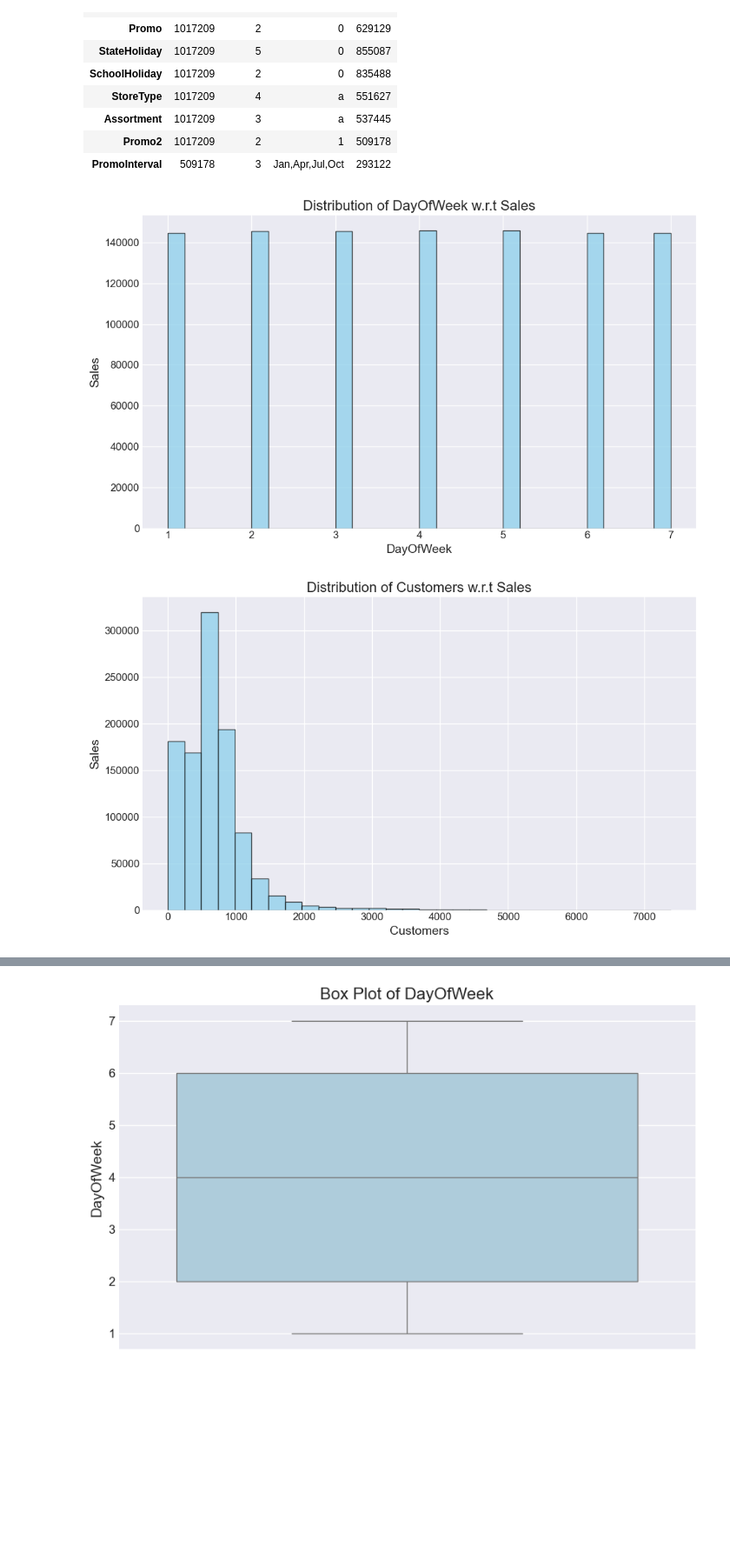
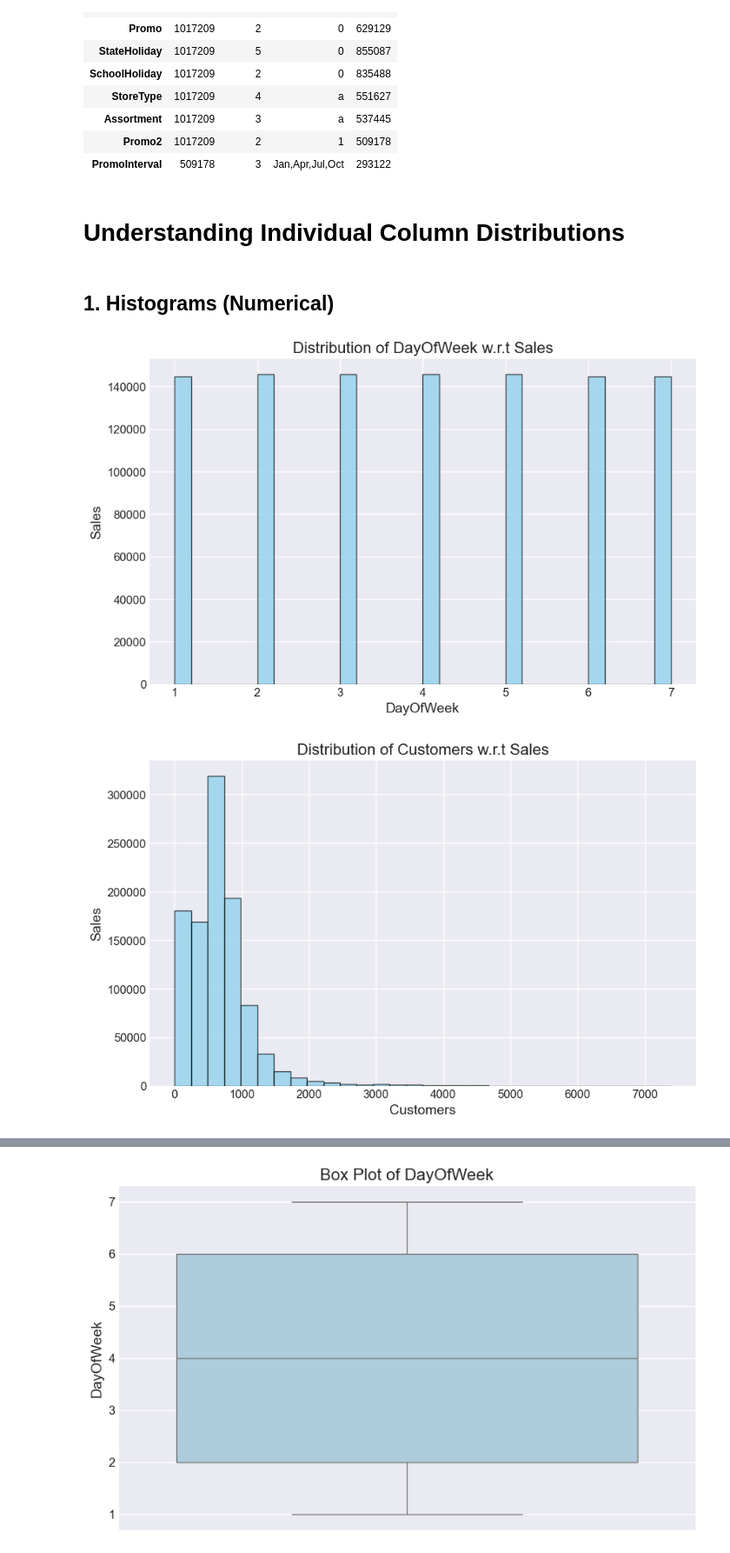
Before and after one commit to Zaid-N-Ansari/PG-Mini-Project, a Jupyter notebook: Regression/RossmannStoreSales.ipynb, the cells around one changed output, grey strips where cells are left out. Shown at 87% size. Cells and saved outputs as stored; diff of their text form; code cells hidden in the pictures; blank space fills up the shorter version.

```diff
--- a/Regression/RossmannStoreSales.ipynb
+++ b/Regression/RossmannStoreSales.ipynb
@@ -241,27 +322,28 @@ training_data.describe(include=[object]).T
 | Assortment | 1017209 | 3 | a | 537445 |
 | Promo2 | 1017209 | 2 | 1 | 509178 |
 | PromoInterval | 509178 | 3 | Jan,Apr,Jul,Oct | 293122 |
+# %% [markdown]
+
+# Understanding Individual Column Distributions
+# %% [markdown]
+
+## 1. Histograms (Numerical)
 # %%
 for col in numerical_columns:
 	if col != 'Sales':
 		plt.figure()
-
-		# Adding more parameters to plt.hist()
 		plt.hist(
 			x=training_data[col],
-			bins=30,             # Number of bins. You can experiment with this value.
-								 # Too few: oversmooths, too many: too noisy.
-			color='skyblue',     # Color of the histogram bars
-			edgecolor='black',   # Color of the bar borders for better separation
-			alpha=0.7,           # Transparency of the bars (0.0 to 1.0)
-			density=False        # If True, the y-axis will show probability density.
-								 # If False (default), it shows counts/frequency.
+			bins=30,
+			color='skyblue',
+			edgecolor='black',
+			alpha=0.7,
+			density=False
 		)
 		plt.title(f'Distribution of {col} w.r.t Sales')
 		plt.xlabel(col)
-		plt.ylabel('Sales') # Y-axis represents count/frequency for a histogram
-		plt.tight_layout() # Adjusts plot to ensure everything fits without overlapping
+		plt.ylabel('Sales')
 		plt.show()
 # %% [output]
-[figure, old version]
+[figure, new version]
-[figure, old version]
+[figure, new version]
```
Also changed, not shown: parts of 39 cells of this notebook.
